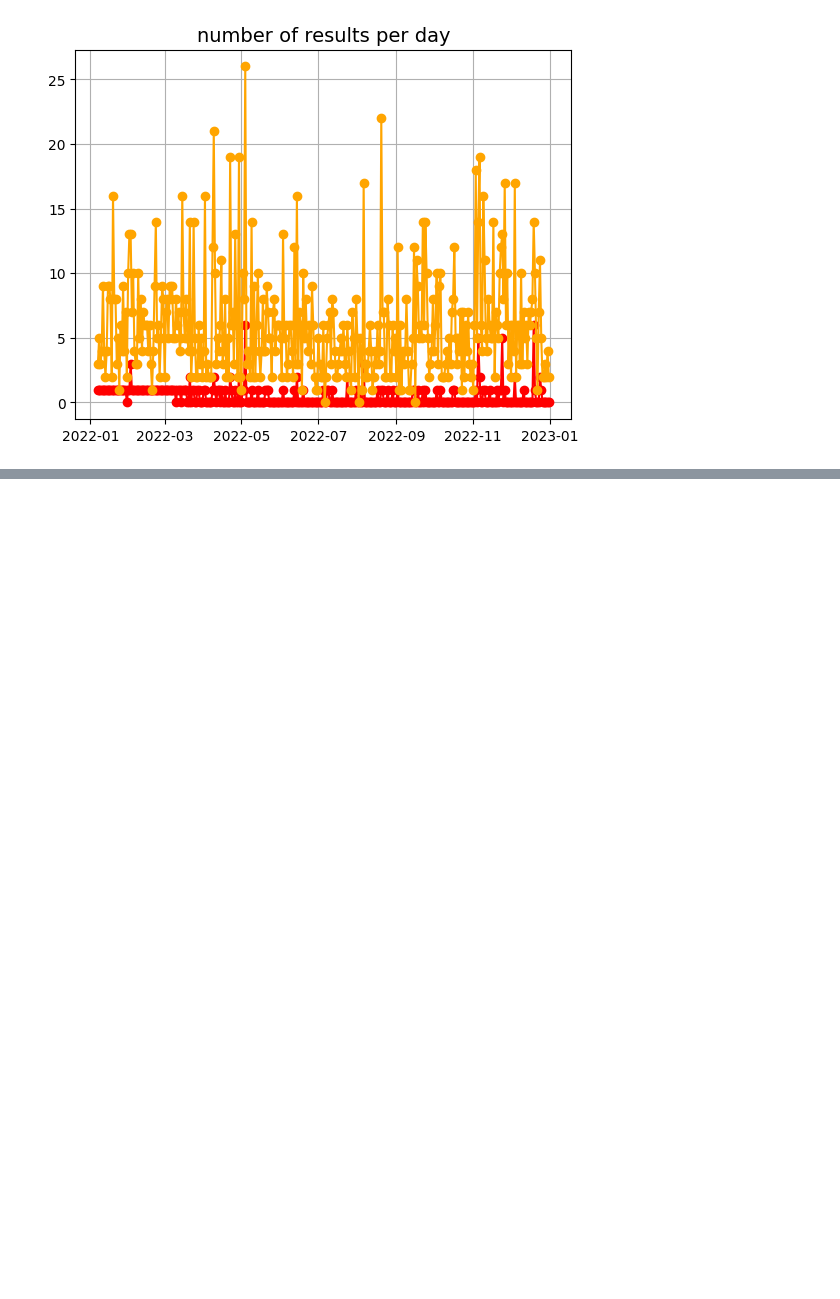
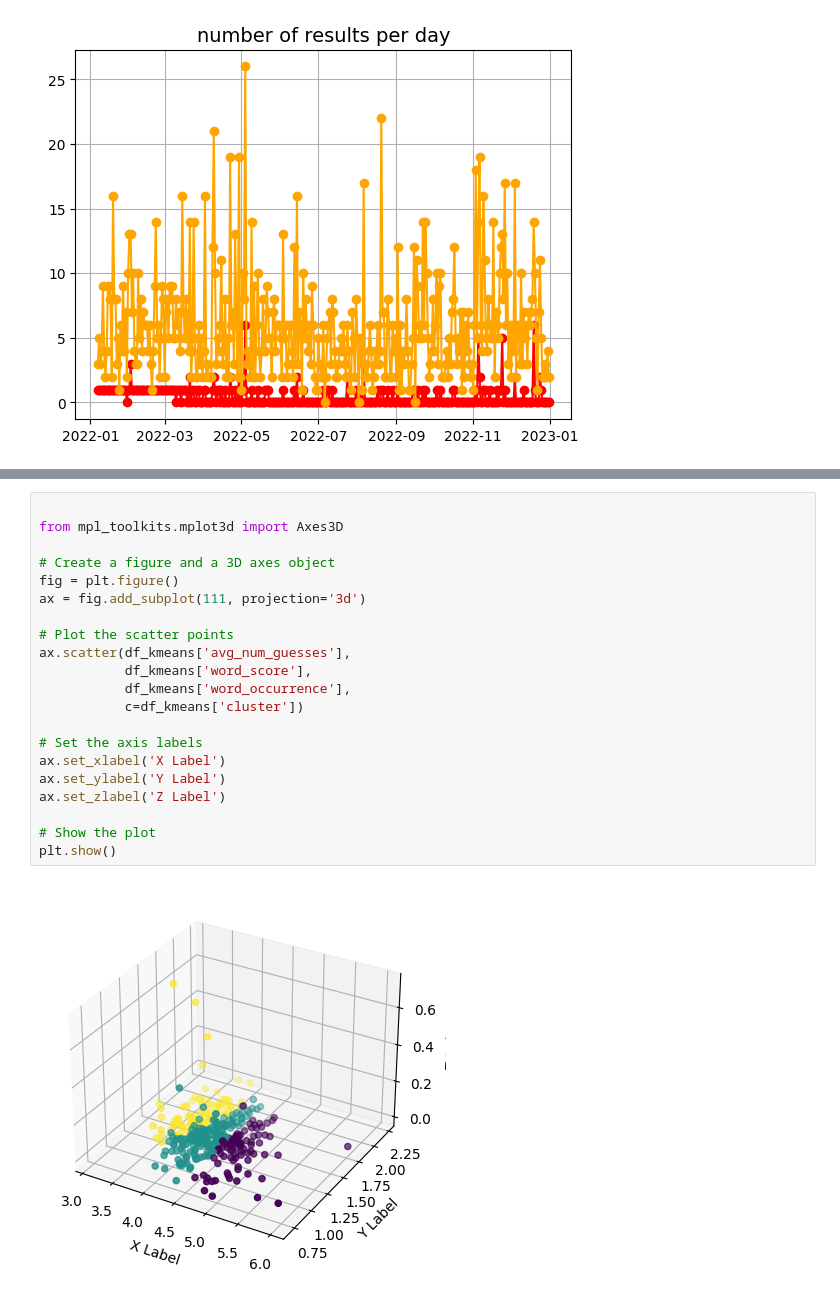
Before and after one commit to carlostbello/COMAP2023, a Jupyter notebook: src/test.ipynb, the cells around one changed output, grey strips where cells are left out. Drawn from its saved outputs; the diff is of its cells as text; blank space fills up the shorter version.

```diff
--- a/src/test.ipynb
+++ b/src/test.ipynb
@@ -336,0 +313,23 @@ plt.show()
+# %%
+
+from mpl_toolkits.mplot3d import Axes3D
+
+# Create a figure and a 3D axes object
+fig = plt.figure()
+ax = fig.add_subplot(111, projection='3d')
+
+# Plot the scatter points
+ax.scatter(df_kmeans['avg_num_guesses'],
+           df_kmeans['word_score'],
+           df_kmeans['word_occurrence'],
+           c=df_kmeans['cluster'])
+
+# Set the axis labels
+ax.set_xlabel('X Label')
+ax.set_ylabel('Y Label')
+ax.set_zlabel('Z Label')
+
+# Show the plot
+plt.show()
+# %% [output]
+[figure, added]
```
Also changed, not shown: parts of 12 cells of this notebook.
